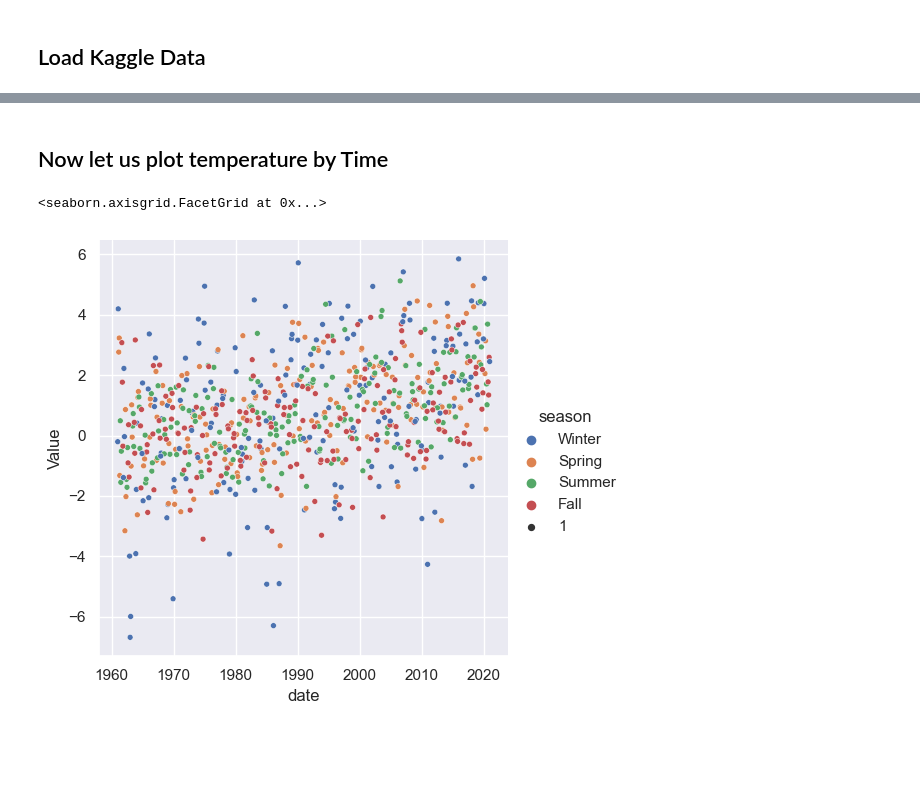
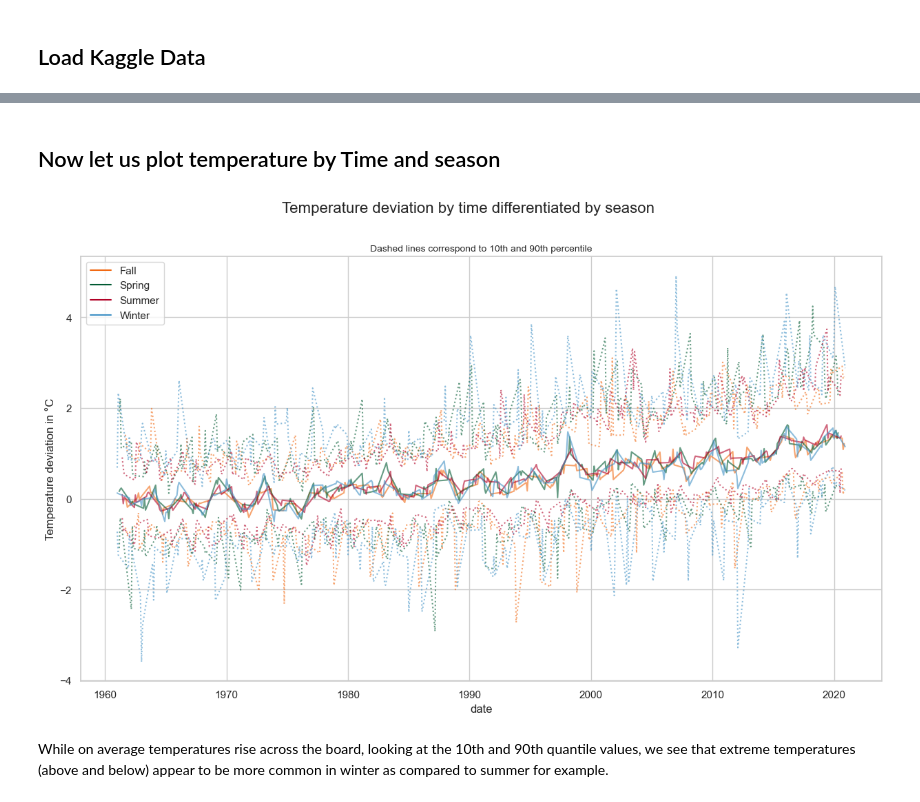
Before and after one commit to shichik07/ClimateAnalysis, a Jupyter notebook: DataExploration/ExploreKaggle.ipynb, the cells around one changed output, grey strips where cells are left out. Saved outputs shown, nothing was run; the diff lists cells and outputs as text; code cells hidden in the pictures; blank space fills up the shorter version.

Commit message:
Created the first figure for the exploration

```diff
--- a/DataExploration/ExploreKaggle.ipynb
+++ b/DataExploration/ExploreKaggle.ipynb
@@ -61,7 +43,30 @@ See the caveats in the documentation: https://pandas.pydata.org/pandas-docs/stab
 # %% [markdown]
-## Now let us plot temperature by Time
+## Now let us plot temperature by Time and season
 # %%
-sns.relplot(data = sub_tmp_df.loc[sub_tmp_df['Area'] == 'Germany'], y = "Value", x = "date", hue = "season", size= 1)
+plt.figure(figsize=(15,8))
+sns.set_style("whitegrid")
+cpal = ['#f16913','#005a32', '#b10026', '#4292c6']
+# get average values
+sub_df = sub_tmp_df.groupby(["season", "date"]).agg({"Value":"median"}).reset_index()
+
+ax = sns.lineplot(data = sub_df, y = "Value", x = "date",hue = "season",palette = cpal, alpha = 0.6);
+
+# Plot the more extreme quantiles
+sub_df_quant = sub_tmp_df.groupby(["season", "date"])['Value'].agg([
+    ('10th_percentile', lambda x: x.quantile(0.1)),
+    ('90th_percentile', lambda x: x.quantile(0.9))]).reset_index()
+sns.lineplot(data = sub_df_quant, y = '90th_percentile', x = "date",hue = "season",
+             palette = cpal, linestyle="dotted", alpha = 0.6,  ax = ax);
+
+sns.lineplot(data = sub_df_quant, y = '10th_percentile', x = "date",hue = "season",
+             palette = cpal, linestyle="dotted", alpha = 0.6,  ax = ax);
+plt.title("Dashed lines correspond to 10th and 90th percentile", fontsize = 10)
+plt.suptitle("Temperature deviation by time differentiated by season",fontsize = 16)
+plt.ylabel("Temperature deviation in °C")
+# fix legend
+handles, labels = ax.get_legend_handles_labels()
+ax.legend(handles[0:4], labels[0:4]);
 # %% [output]
-<seaborn.axisgrid.FacetGrid at 0x...>
-[figure, old version]
+[figure, new version]
+# %% [markdown]
+While on average temperatures rise across the board, looking at the 10th and 90th quantile values, we see that extreme temperatures (above and below) appear to be more common in winter as compared to summer for example.
```
Also changed, not shown: parts of 2 cells of this notebook.
